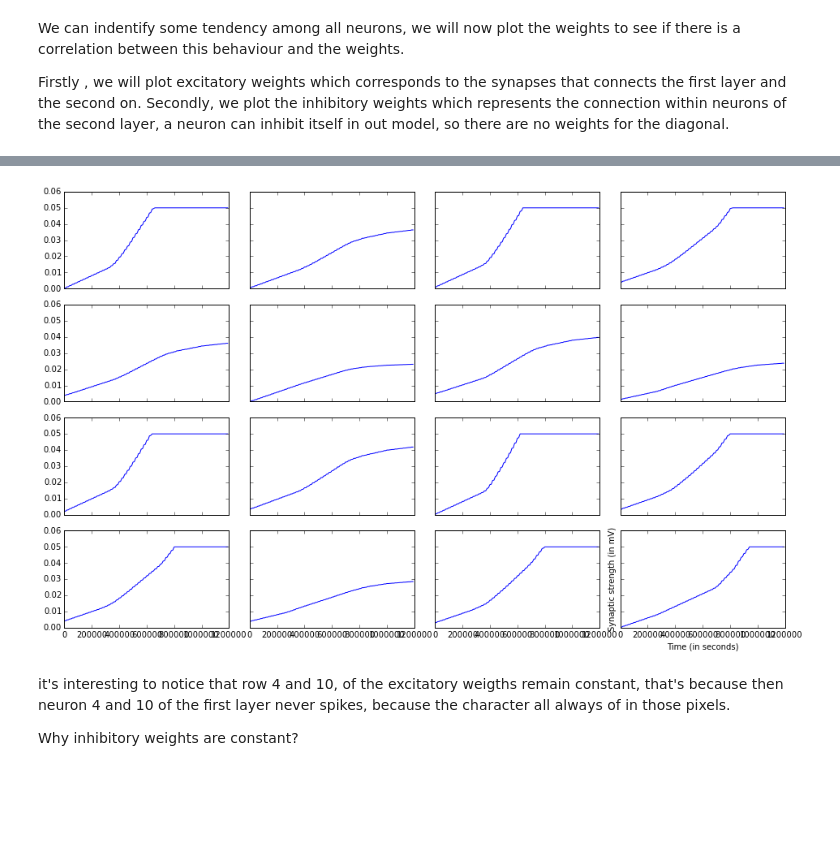
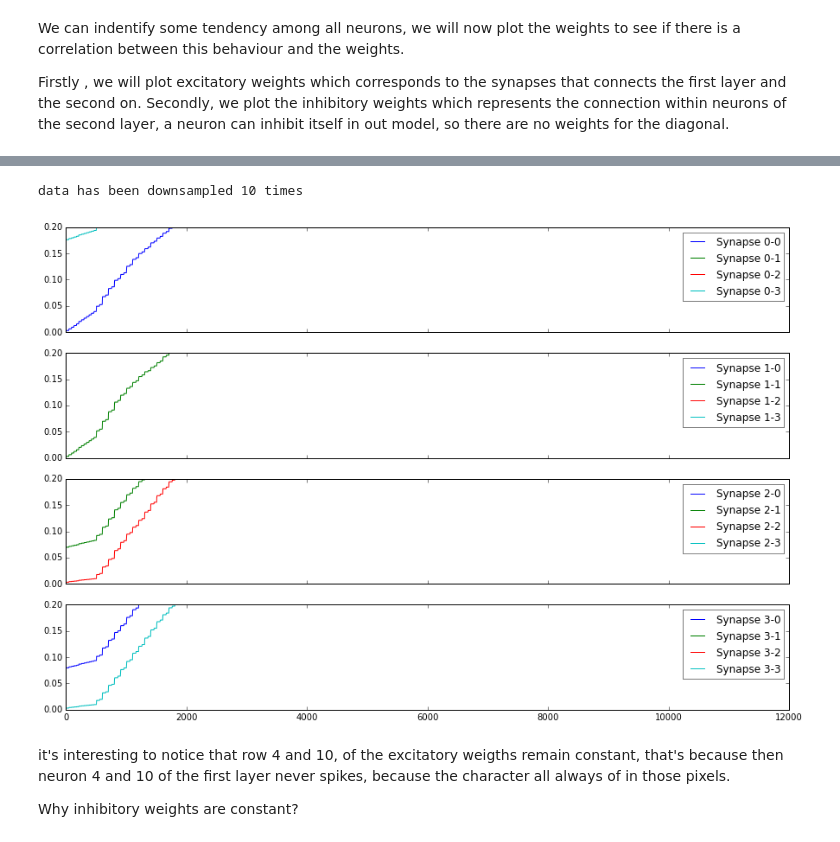
Before and after one commit to tartavull/snn-rl, a Jupyter notebook: analysis.ipynb, the cells around one changed output, grey strips where cells are left out. Cells and saved outputs as stored; diff of their text form; code cells hidden in the pictures; blank space fills up the shorter version.

```diff
--- a/analysis.ipynb
+++ b/analysis.ipynb
@@ -63,27 +141,10 @@ del bp
-# %%
-level = 10000
-bp = brianPlotter('simulation.hdf5' ,permision = "r")
-weights = bp.getData('inhibitory',level)
-time = range(1,weights.shape[0]*level,level)
-
-nColWeight = weights.shape[2]
-nRows = weights.shape[1]
-
-fig, axes = plt.subplots(ncols=nColWeight,nrows=nRows, sharey=True,sharex = True, figsize=(13,nRows*2))
-fig.tight_layout()
-
-for index in range(nColWeight*nRows):
-    row = index%nRows
-    column = index/nRows
-    line = weights[:,row,column]
-    axes[row,column].plot(time,line)
-    plt.ylabel('Synaptic strength (in mV)')
-    plt.xlabel('Time (in miliseconds)')
-plt.show()
-
-del bp
-# %% [output]
-[figure, removed]
+# %%
+bp = brianPlotter('simulation.hdf5',permision = "r")
+bp.plotLine('inhibitory',1,12000)
+del bp
+# %% [output]
+data has been downsampled 10 times
+[figure, added]
 # %% [markdown]
 it's interesting to notice that row 4 and 10, of the excitatory weigths remain constant, that's because then neuron 4 and 10 of the first layer never spikes, because the character all always of in those pixels.
 
```
Also changed, not shown: parts of 9 cells of this notebook.
